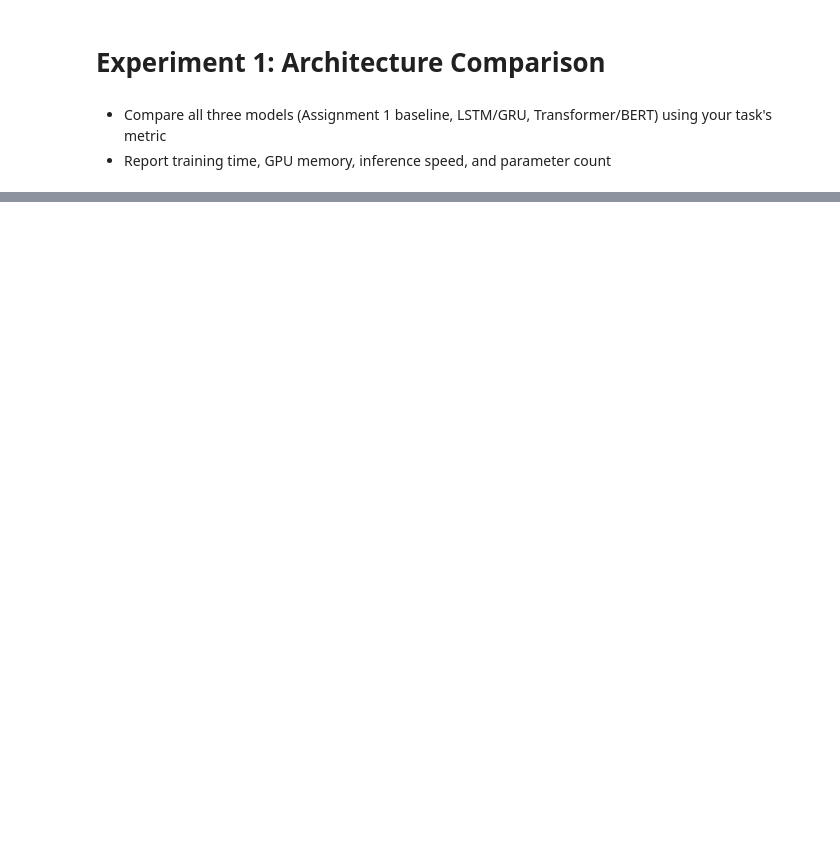
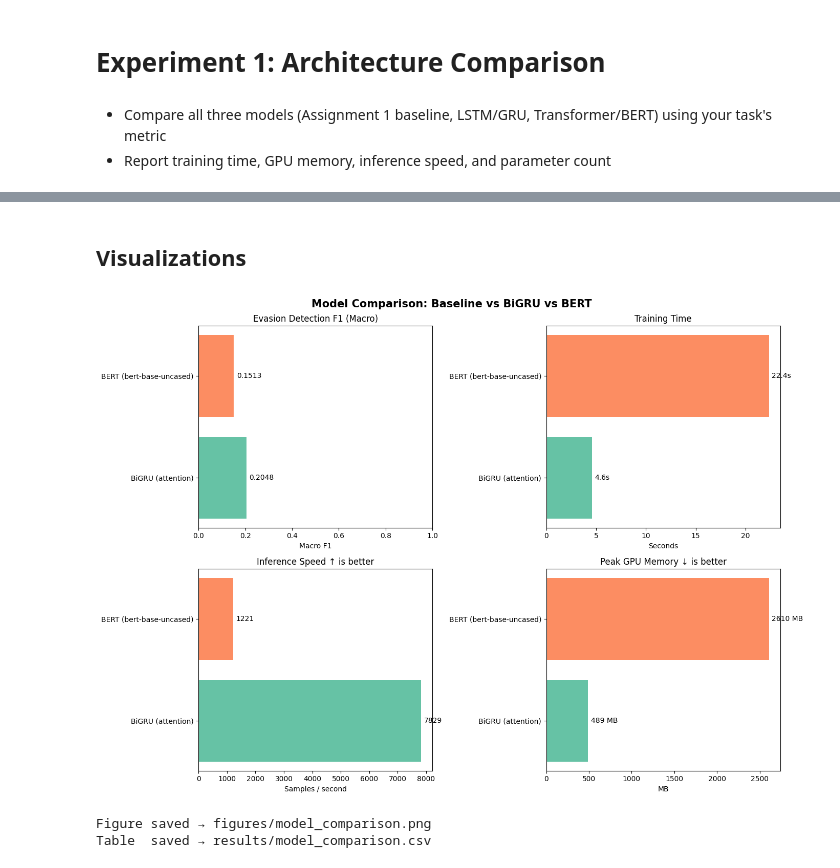
Before and after one commit to joaquinorradre/NLP_Assignment_2, a Jupyter notebook: experiment_1.ipynb, the cells around one changed output, grey strips where cells are left out. Saved outputs shown, nothing was run; the diff lists cells and outputs as text; code cells hidden in the pictures; blank space fills up the shorter version.

Commit message:
experiment 1 first approach and results

```diff
--- a/experiment_1.ipynb
+++ b/experiment_1.ipynb
@@ -37,0 +134,13 @@ print(train_df['evasion_label'].value_counts())
+# %%
+# ---- tokenisation (simple word-index) ----------------------------------------
+from collections import Counter
+
+NUM_CLASSES = len(np.unique(train_df['evasion_label']))
+MAX_VOCAB   = 20_000
+MAX_SEQ_LEN = 128
+EMBED_DIM   = 128
+HIDDEN_DIM  = 256
+NUM_LAYERS  = 2
+BATCH_SIZE  = 64
+RNN_EPOCHS  = 5
+LR_RNN      = 1e-3
@@ -37,0 +384,49 @@ print(train_df['evasion_label'].value_counts())
+# %% [markdown]
+## Visualizations
+# %%
+metrics_num = pd.DataFrame(experiment_results)  # numeric version
+
+fig, axes = plt.subplots(2, 2, figsize=(14, 10))
+fig.suptitle("Model Comparison: Baseline vs BiGRU vs BERT", fontsize=15, fontweight="bold")
+
+palette = sns.color_palette("Set2", 3)
+archs   = metrics_num["Architecture"]
+
+# F1
+ax = axes[0, 0]
+bars = ax.barh(archs, metrics_num["Evasion F1 (Macro)"], color=palette)
+ax.bar_label(bars, fmt="%.4f", padding=4)
+ax.set_xlabel("Macro F1")
+ax.set_title("Evasion Detection F1 (Macro)")
+ax.set_xlim(0, 1.0)
+
+# Training time
+ax = axes[0, 1]
+bars = ax.barh(archs, metrics_num["Train Time (s)"], color=palette)
+ax.bar_label(bars, fmt="%.1fs", padding=4)
+ax.set_xlabel("Seconds")
+ax.set_title("Training Time")
+
+# Inference speed
+ax = axes[1, 0]
+bars = ax.barh(archs, metrics_num["Inference Speed (samples/s)"], color=palette)
+ax.bar_label(bars, fmt="%.0f", padding=4)
+ax.set_xlabel("Samples / second")
+ax.set_title("Inference Speed ↑ is better")
+
+# GPU memory
+ax = axes[1, 1]
+bars = ax.barh(archs, metrics_num["GPU Memory (MB)"], color=palette)
+ax.bar_label(bars, fmt="%.0f MB", padding=4)
+ax.set_xlabel("MB")
+ax.set_title("Peak GPU Memory ↓ is better")
+
+plt.tight_layout()
+plt.savefig("figures/model_comparison.png", dpi=150, bbox_inches="tight")
+plt.show()
+print("\nFigure saved → figures/model_comparison.png")
+print("Table  saved → results/model_comparison.csv")
+# %% [output]
+[figure, added]
+Figure saved → figures/model_comparison.png
+Table  saved → results/model_comparison.csv
```
Also changed, not shown: parts of 14 cells of this notebook, 2 other files.
